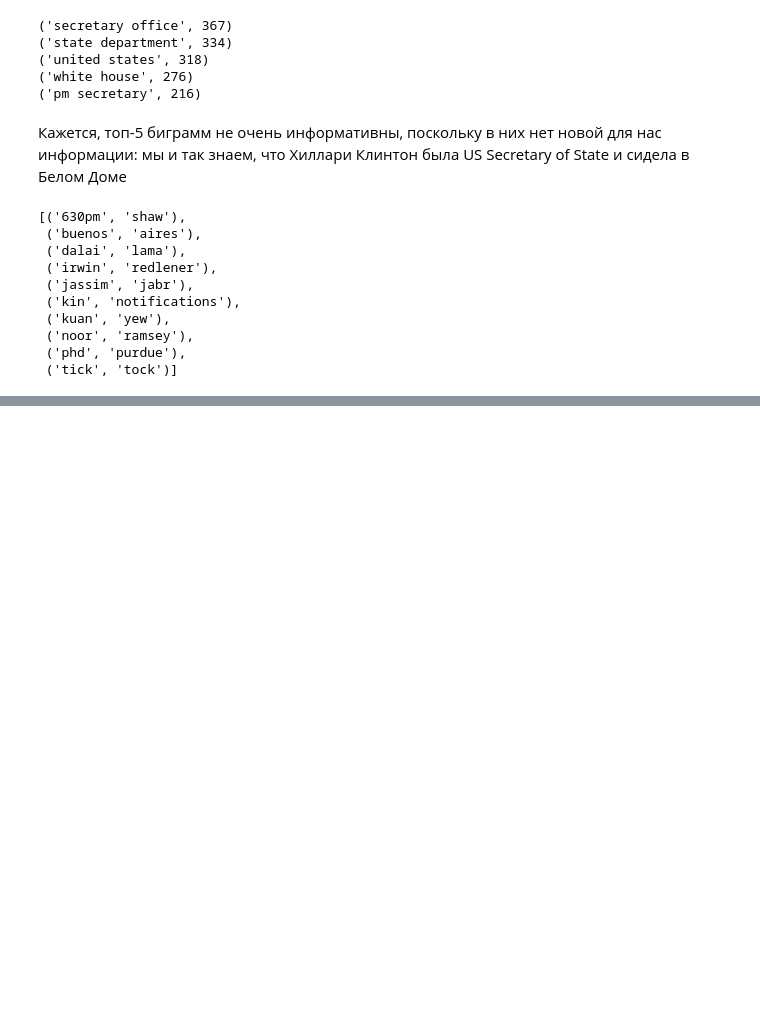
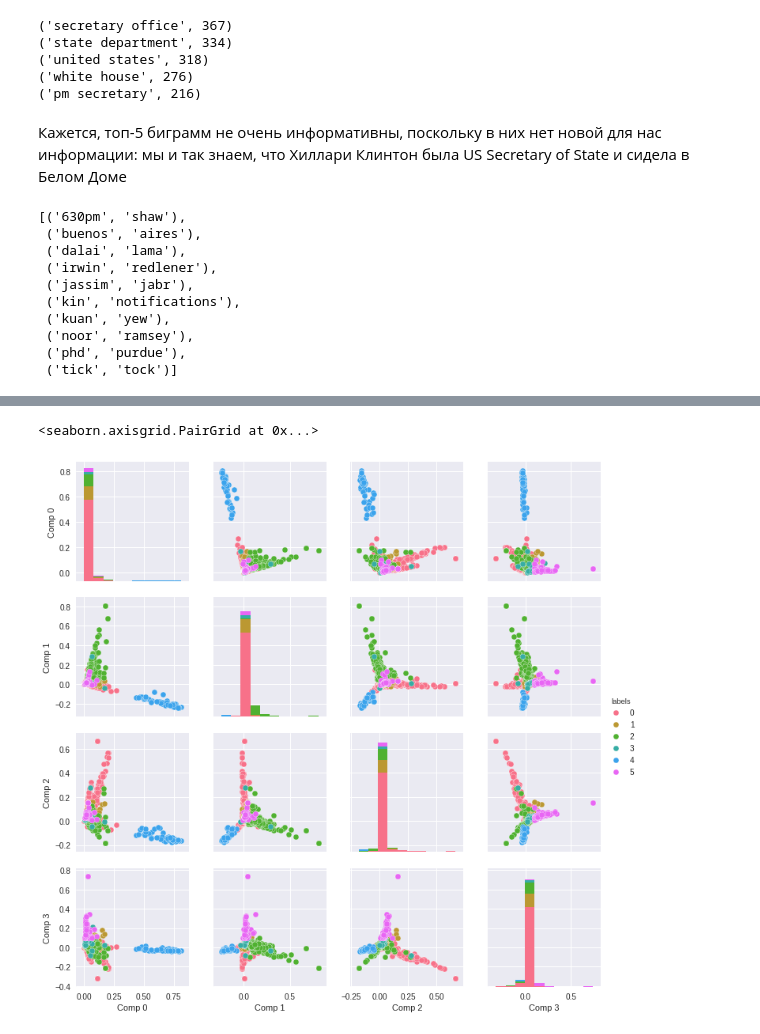
Before and after one commit to anatastasia/TextAnalysis2k17, a Jupyter notebook: Task2/Task2.ipynb, the cells around one changed output, grey strips where cells are left out. Drawn from its saved outputs; the diff is of its cells as text; code cells hidden in the pictures; blank space fills up the shorter version.

Commit message:
Clustering done

```diff
--- a/Task2/Task2.ipynb
+++ b/Task2/Task2.ipynb
@@ -173,0 +180,10 @@ finder.nbest(bigram_measures.pmi, 10)
+# %%
+vectorizer = TfidfVectorizer(ngram_range=(1, 2))
+good_text = random.sample(good_text, 3500)
+sentences = [" ".join(i) for i in good_text]
+X = vectorizer.fit_transform(sentences)
+# %%
+N = 6
+#model = AgglomerativeClustering(n_clusters=N, affinity='euclidean')
+model = KMeans(n_clusters=N)
+preds = model.fit_predict(X.toarray())
@@ -173,0 +194,13 @@ finder.nbest(bigram_measures.pmi, 10)
+# %%
+clusters = [[] for i in range(N)]
+
+for pos, i in list(enumerate(preds)):
+    clusters[i].append(good_text[pos])
+
+for pos, i in list(enumerate(clusters)):
+    print("===== Cluster {}, len {} =====".format(pos, len(i)))
+    collocs = find_collocs(i, 10, 3)
+    bigrams = find_bigrams(i, 5)
+    print("; ".join([j[0] + " " + j[1] for j in collocs]))
+    print("---")
+    print("; ".join([j[0] for j in bigrams]))
@@ -173,0 +225,11 @@ finder.nbest(bigram_measures.pmi, 10)
+# %%
+N_comp = 4
+svd = TruncatedSVD(n_components=4)
+res = svd.fit_transform(X.toarray())
+# %%
+g = pd.DataFrame(res, columns=["Comp {}".format(i) for i in range(N_comp)])
+g["labels"] = preds
+sns.pairplot(g, hue="labels", palette="husl", vars=["Comp {}".format(i) for i in range(N_comp)])
+# %% [output]
+<seaborn.axisgrid.PairGrid at 0x...>
+[figure, added]
```
Also changed, not shown: parts of 15 cells of this notebook.
